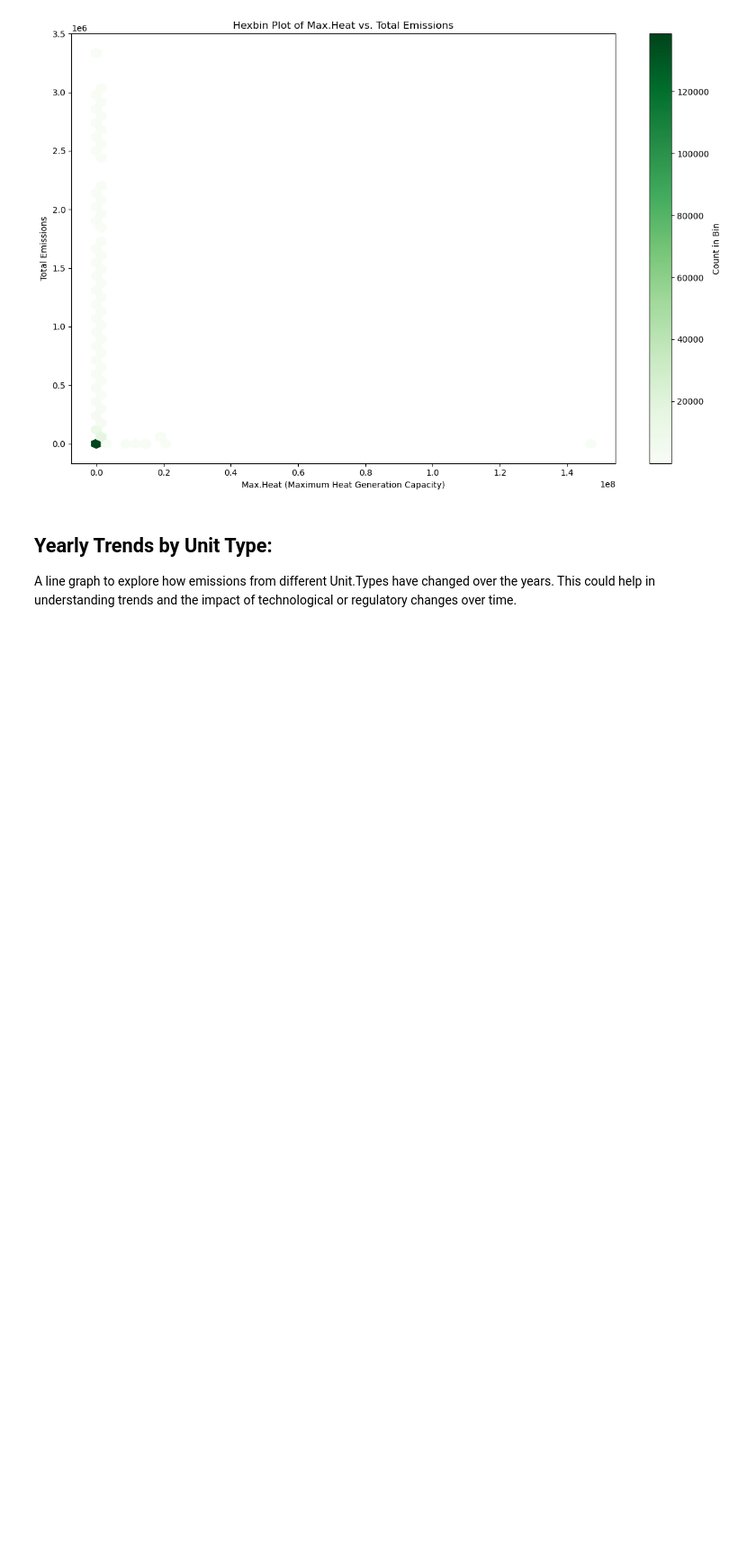
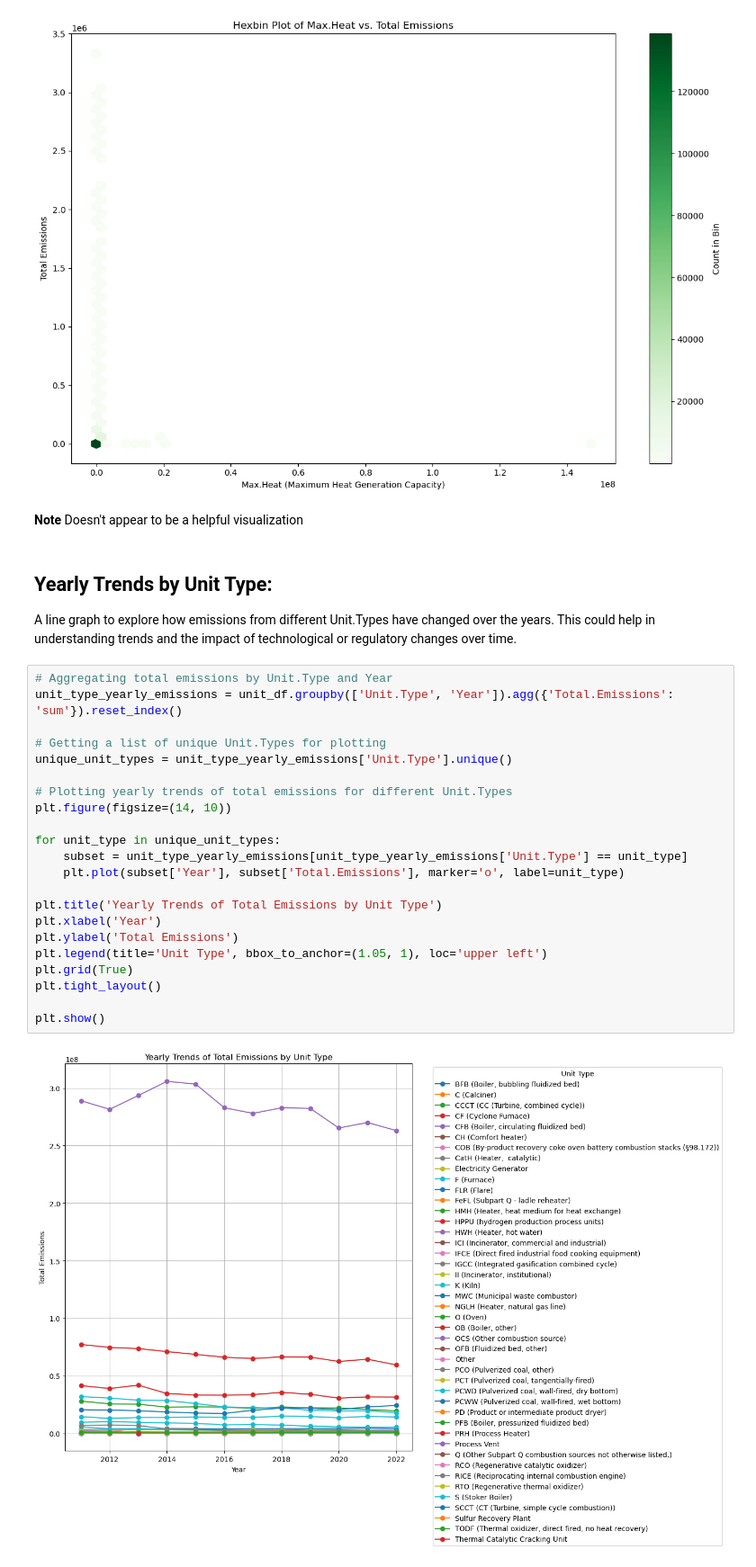
Before and after one commit to JewelsHovan/Datathon-Analytical-Avengers, a Jupyter notebook: Notebooks/Unit EDA.ipynb, the cells around one changed output. Shown at 90% size. Cells and saved outputs as stored; diff of their text form; blank space fills up the shorter version.

```diff
--- a/Notebooks/Unit EDA.ipynb
+++ b/Notebooks/Unit EDA.ipynb
@@ -94,7 +94,33 @@ plt.tight_layout()
 plt.show()
 # %% [output]
 [figure]
+# %% [markdown]
+**Note** Doesn't appear to be a helpful visualization
 # %% [markdown]
 ## Yearly Trends by Unit Type:
 
 A line graph to explore how emissions from different Unit.Types have changed over the years. This could help in understanding trends and the impact of technological or regulatory changes over time.
+# %%
+# Aggregating total emissions by Unit.Type and Year
+unit_type_yearly_emissions = unit_df.groupby(['Unit.Type', 'Year']).agg({'Total.Emissions': 'sum'}).reset_index()
+
+# Getting a list of unique Unit.Types for plotting
+unique_unit_types = unit_type_yearly_emissions['Unit.Type'].unique()
+
+# Plotting yearly trends of total emissions for different Unit.Types
+plt.figure(figsize=(14, 10))
+
+for unit_type in unique_unit_types:
+    subset = unit_type_yearly_emissions[unit_type_yearly_emissions['Unit.Type'] == unit_type]
+    plt.plot(subset['Year'], subset['Total.Emissions'], marker='o', label=unit_type)
+
+plt.title('Yearly Trends of Total Emissions by Unit Type')
+plt.xlabel('Year')
+plt.ylabel('Total Emissions')
+plt.legend(title='Unit Type', bbox_to_anchor=(1.05, 1), loc='upper left')
+plt.grid(True)
+plt.tight_layout()
+
+plt.show()
+# %% [output]
+[figure, added]
```
Also changed, not shown: parts of 2 cells of this notebook, 6 other files.
